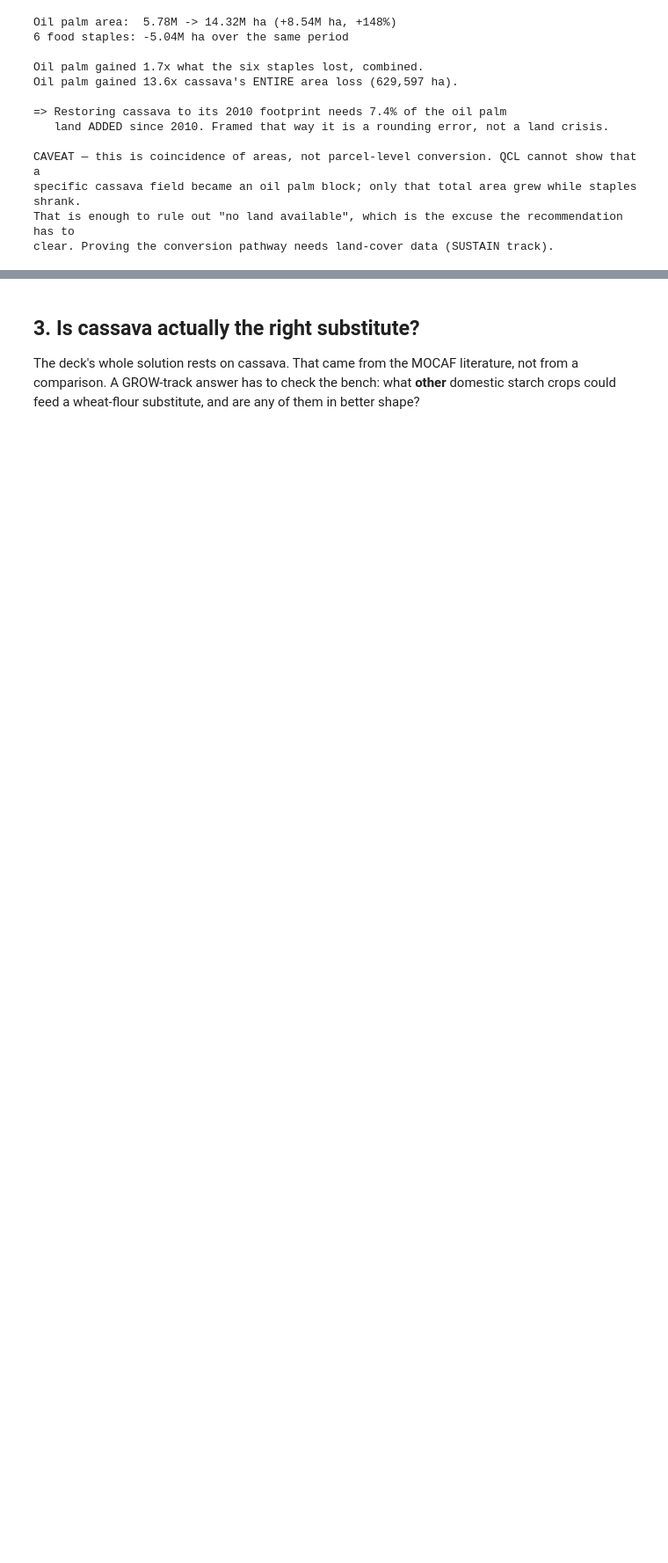
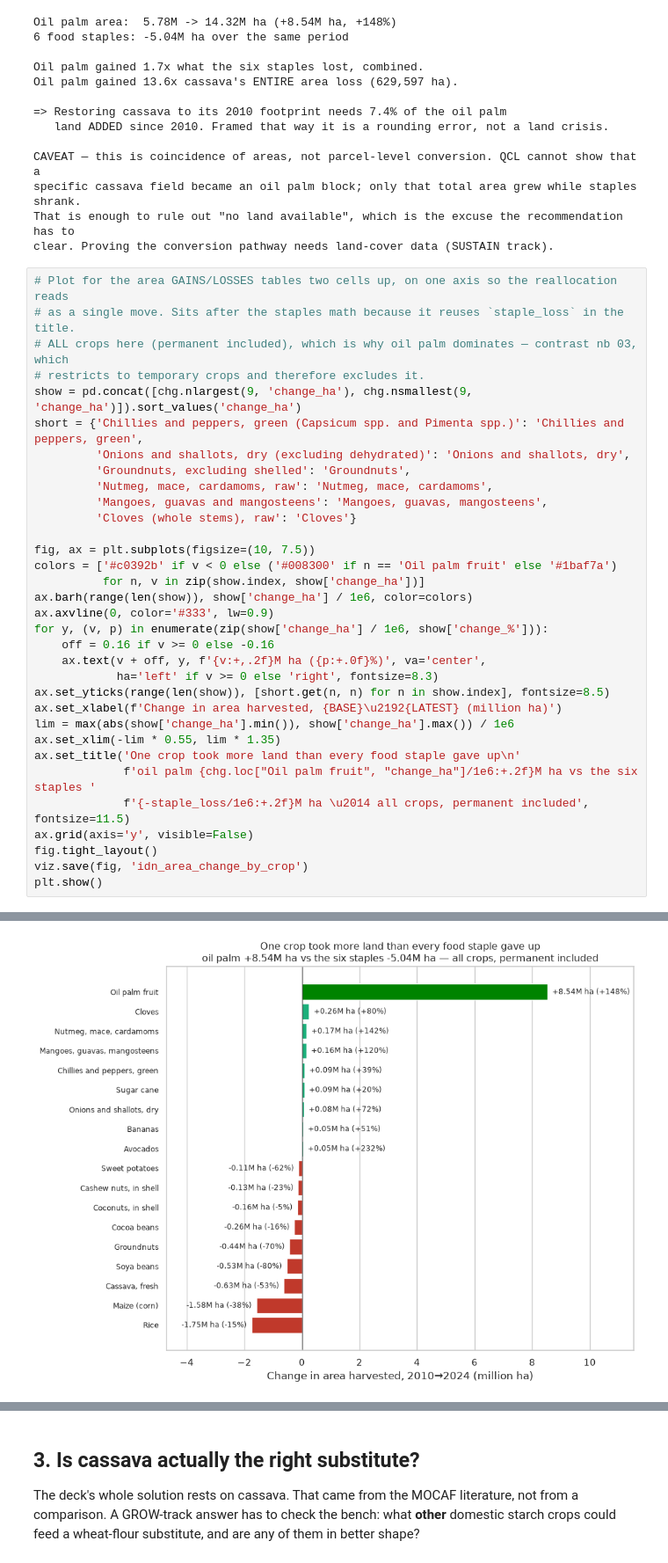
Before and after one commit to msweta02/wid-datathon, a Jupyter notebook: indonesia-eda/notebooks/07_land_and_alternatives.ipynb, the cells around one changed output, grey strips where cells are left out. Shown at 88% size. Cells and saved outputs as stored; diff of their text form; blank space fills up the shorter version.

```diff
--- a/indonesia-eda/notebooks/07_land_and_alternatives.ipynb
+++ b/indonesia-eda/notebooks/07_land_and_alternatives.ipynb
@@ -122,3 +122,37 @@ CAVEAT — this is coincidence of areas, not parcel-level conversion. QCL cannot
 specific cassava field became an oil palm block; only that total area grew while staples shrank.
 That is enough to rule out "no land available", which is the excuse the recommendation has to
 clear. Proving the conversion pathway needs land-cover data (SUSTAIN track).
+# %%
+# Plot for the area GAINS/LOSSES tables two cells up, on one axis so the reallocation reads
+# as a single move. Sits after the staples math because it reuses `staple_loss` in the title.
+# ALL crops here (permanent included), which is why oil palm dominates — contrast nb 03, which
+# restricts to temporary crops and therefore excludes it.
+show = pd.concat([chg.nlargest(9, 'change_ha'), chg.nsmallest(9, 'change_ha')]).sort_values('change_ha')
+short = {'Chillies and peppers, green (Capsicum spp. and Pimenta spp.)': 'Chillies and peppers, green',
+         'Onions and shallots, dry (excluding dehydrated)': 'Onions and shallots, dry',
+         'Groundnuts, excluding shelled': 'Groundnuts',
+         'Nutmeg, mace, cardamoms, raw': 'Nutmeg, mace, cardamoms',
+         'Mangoes, guavas and mangosteens': 'Mangoes, guavas, mangosteens',
+         'Cloves (whole stems), raw': 'Cloves'}
+
+fig, ax = plt.subplots(figsize=(10, 7.5))
+colors = ['#c0392b' if v < 0 else ('#008300' if n == 'Oil palm fruit' else '#1baf7a')
+          for n, v in zip(show.index, show['change_ha'])]
+ax.barh(range(len(show)), show['change_ha'] / 1e6, color=colors)
+ax.axvline(0, color='#333', lw=0.9)
+for y, (v, p) in enumerate(zip(show['change_ha'] / 1e6, show['change_%'])):
+    off = 0.16 if v >= 0 else -0.16
+    ax.text(v + off, y, f'{v:+,.2f}M ha ({p:+.0f}%)', va='center',
+            ha='left' if v >= 0 else 'right', fontsize=8.3)
+ax.set_yticks(range(len(show)), [short.get(n, n) for n in show.index], fontsize=8.5)
+ax.set_xlabel(f'Change in area harvested, {BASE}\u2192{LATEST} (million ha)')
+lim = max(abs(show['change_ha'].min()), show['change_ha'].max()) / 1e6
+ax.set_xlim(-lim * 0.55, lim * 1.35)
+ax.set_title('One crop took more land than every food staple gave up\n'
+             f'oil palm {chg.loc["Oil palm fruit", "change_ha"]/1e6:+.2f}M ha vs the six staples '
+             f'{-staple_loss/1e6:+.2f}M ha \u2014 all crops, permanent included', fontsize=11.5)
+ax.grid(axis='y', visible=False)
+fig.tight_layout()
+viz.save(fig, 'idn_area_change_by_crop')
+plt.show()
+# %% [output]
@@ -125,3 +160,4 @@ clear. Proving the conversion pathway needs land-cover data (SUSTAIN track).
+[figure, added]
 # %%
 fig, ax = plt.subplots(figsize=(10, 5.5))
 ax.plot(op.index, op / 1e6, color='#008300', lw=2.8, marker='o', ms=4.5, label='Oil palm fruit')
```
Also changed, not shown: parts of 1 cell of this notebook, 8 other files.
